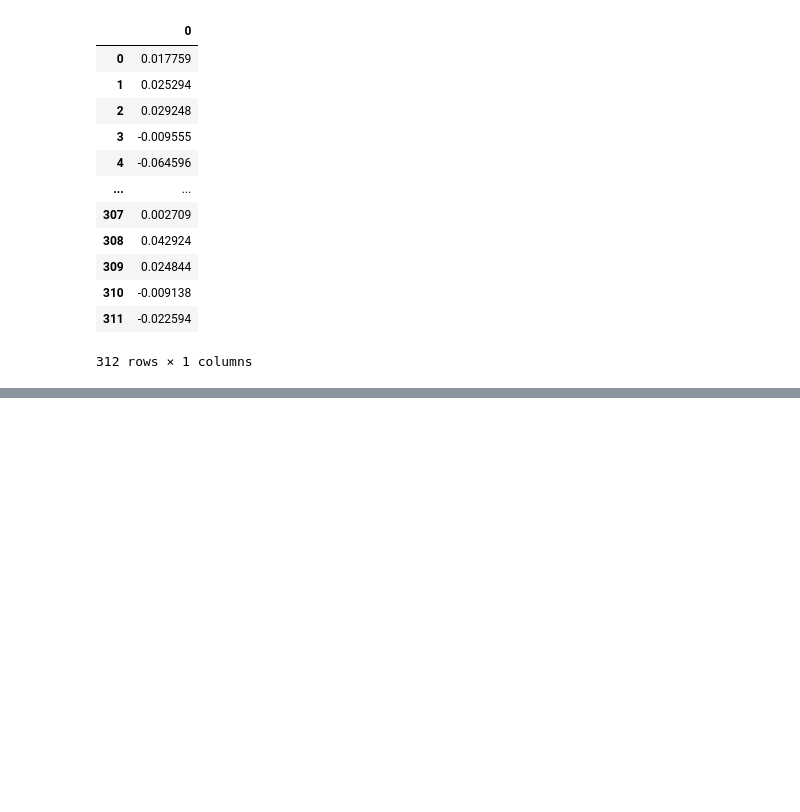
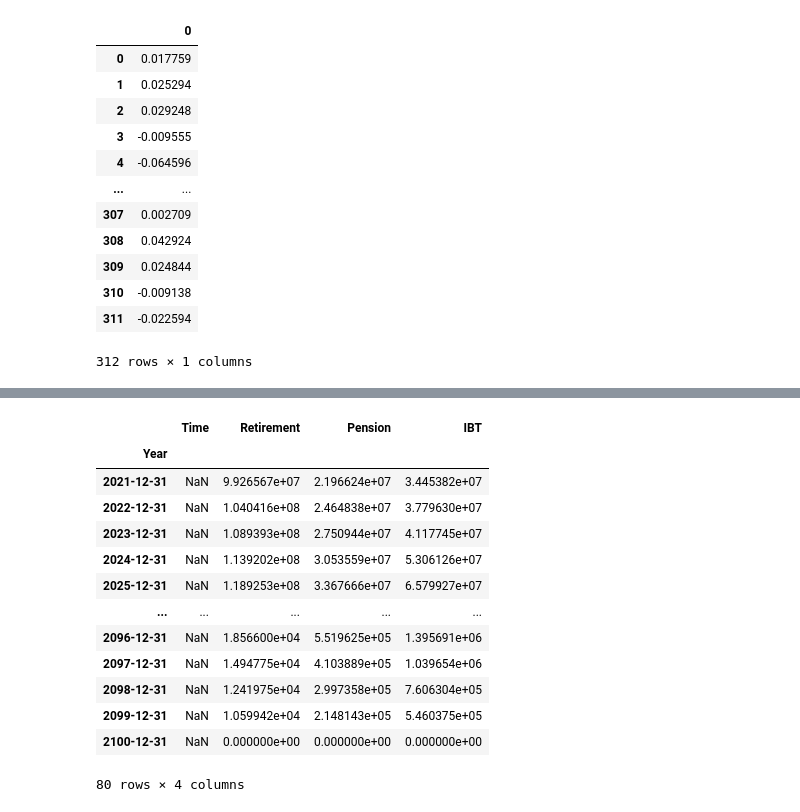
Before and after one commit to pforjoe/SAA, a Jupyter notebook: Liability Model.ipynb, the cells around one changed output, grey strips where cells are left out. Cells and saved outputs as stored; diff of their text form; code cells hidden in the pictures; blank space fills up the shorter version.

```diff
--- a/Liability Model.ipynb
+++ b/Liability Model.ipynb
@@ -1212,0 +1231,18 @@ Excess_Return
+# %%
+df_PVFB = df_PVFB.divide(12)
+df_PVFB
+# %% [output]
+|  | Time | Retirement | Pension | IBT |
+| Year |  |  |  |  |
+| 2021-12-31 | NaN | 9.926567e+07 | 2.196624e+07 | 3.445382e+07 |
+| 2022-12-31 | NaN | 1.040416e+08 | 2.464838e+07 | 3.779630e+07 |
+| 2023-12-31 | NaN | 1.089393e+08 | 2.750944e+07 | 4.117745e+07 |
+| 2024-12-31 | NaN | 1.139202e+08 | 3.053559e+07 | 5.306126e+07 |
+| 2025-12-31 | NaN | 1.189253e+08 | 3.367666e+07 | 6.579927e+07 |
+| ... | ... | ... | ... | ... |
+| 2096-12-31 | NaN | 1.856600e+04 | 5.519625e+05 | 1.395691e+06 |
+| 2097-12-31 | NaN | 1.494775e+04 | 4.103889e+05 | 1.039654e+06 |
+| 2098-12-31 | NaN | 1.241975e+04 | 2.997358e+05 | 7.606304e+05 |
+| 2099-12-31 | NaN | 1.059942e+04 | 2.148143e+05 | 5.460375e+05 |
+| 2100-12-31 | NaN | 0.000000e+00 | 0.000000e+00 | 0.000000e+00 |
+80 rows × 4 columns
```
Also changed, not shown: parts of 29 cells of this notebook.
